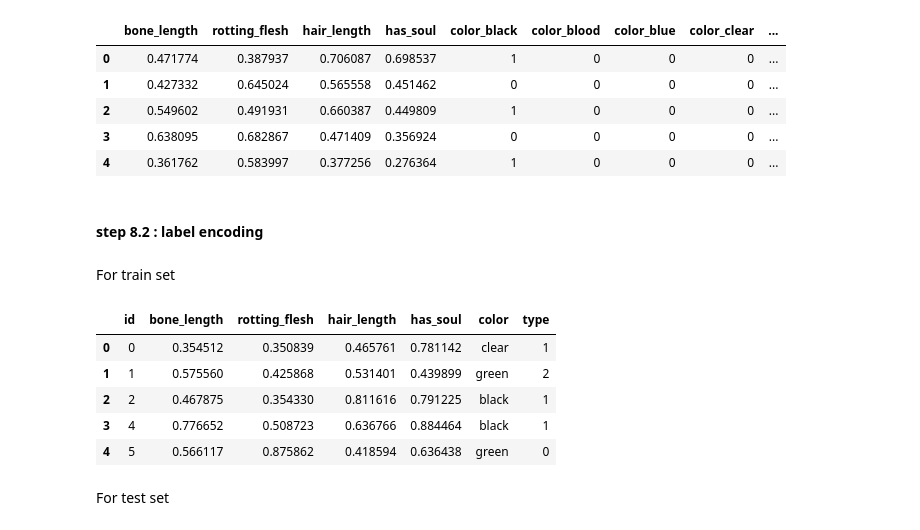
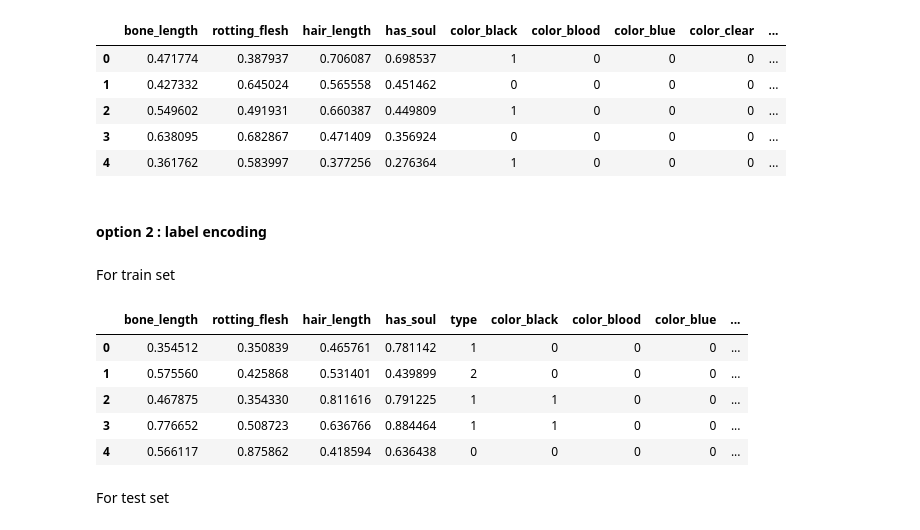
Before and after one commit to alvinwatner/ml-template, a Jupyter notebook: tasks/multiclass_classification/ML_Template_MC_GhoulsGoblinsAndGhostsBoo.ipynb, the cells around one changed output. Cells and saved outputs as stored; diff of their text form; code cells hidden in the pictures.

```diff
--- a/tasks/multiclass_classification/ML_Template_MC_GhoulsGoblinsAndGhostsBoo.ipynb
+++ b/tasks/multiclass_classification/ML_Template_MC_GhoulsGoblinsAndGhostsBoo.ipynb
@@ -218 +300,7 @@ test_data.drop(['id'], axis = 1, inplace = True)
+# %%
+# one-hot
+one_hot_features = ['color']
+
+# label
+label_features = ['type']
 # %% [markdown]
@@ -220,14 +308,17 @@ test_data.drop(['id'], axis = 1, inplace = True)
 # %% [markdown]
 for train set
 # %%
-# step 1 : perform one-hot encoding to the column/columns
-one_hot_color = pd.get_dummies(train_data['color'], prefix='color')
+for name in one_hot_features:
+  # step 1 : perform one-hot encoding
+  one_hot_encoded = pd.get_dummies(train_data[name], prefix=name)
 
-# step 2 : concat to the dataset
-train_data = pd.concat([train_data, one_hot_color], axis = 1)
+  # step 2 : concat to the dataset
+  train_data = pd.concat([train_data, one_hot_encoded], axis = 1)
 
-# step 3 : drop the original column/columns
-train_data.drop(['color'], axis = 1, inplace = True)
+  # step 3 : drop the original feature (before being transformed to one-hot)
+  train_data.drop([name], axis = 1, inplace = True)
+
+
 train_data.head()
 # %% [output]
 |  | bone_length | rotting_flesh | hair_length | has_soul | type | color_black | color_blood | color_blue | ... |
@@ -239,14 +330,17 @@ train_data.head()
 # %% [markdown]
 for test set
 # %%
-# step 1 : perform one-hot encoding to the column/columns
-one_hot_color = pd.get_dummies(test_data['color'], prefix='color')
+for name in one_hot_features:
+  # step 1 : perform one-hot encoding
+  one_hot_encoded = pd.get_dummies(test_data[name], prefix=name)
 
-# step 2 : concat to the dataset
-test_data = pd.concat([test_data, one_hot_color], axis = 1)
+  # step 2 : concat to the dataset
+  test_data = pd.concat([test_data, one_hot_encoded], axis = 1)
 
-# step 3 : drop the original column/columns
-test_data.drop(['color'], axis = 1, inplace = True)
+  # step 3 : drop the original feature (before being transformed to one-hot)
+  test_data.drop([name], axis = 1, inplace = True)
+
+
 test_data.head()
 # %% [output]
 |  | bone_length | rotting_flesh | hair_length | has_soul | color_black | color_blood | color_blue | color_clear | ... |
@@ -256,7 +350,7 @@ test_data.head()
 | 3 | 0.638095 | 0.682867 | 0.471409 | 0.356924 | 0 | 0 | 0 | 0 | ... |
 | 4 | 0.361762 | 0.583997 | 0.377256 | 0.276364 | 1 | 0 | 0 | 0 | ... |
 # %% [markdown]
-#### step 8.2 : label encoding
+#### option 2 : label encoding
 # %%
 from sklearn import preprocessing
 
@@ -264,14 +358,16 @@ label_encoder = preprocessing.LabelEncoder()
 # %% [markdown]
 For train set
 # %%
-train_data['type'] = label_encoder.fit_transform(train_data['type'])
+for name in label_features:
+  train_data[name] = label_encoder.fit_transform(train_data[name])
+
 train_data.head()
 # %% [output]
-|  | id | bone_length | rotting_flesh | hair_length | has_soul | color | type |
-| 0 | 0 | 0.354512 | 0.350839 | 0.465761 | 0.781142 | clear | 1 |
-| 1 | 1 | 0.575560 | 0.425868 | 0.531401 | 0.439899 | green | 2 |
-| 2 | 2 | 0.467875 | 0.354330 | 0.811616 | 0.791225 | black | 1 |
-| 3 | 4 | 0.776652 | 0.508723 | 0.636766 | 0.884464 | black | 1 |
-| 4 | 5 | 0.566117 | 0.875862 | 0.418594 | 0.636438 | green | 0 |
+|  | bone_length | rotting_flesh | hair_length | has_soul | type | color_black | color_blood | color_blue | ... |
+| 0 | 0.354512 | 0.350839 | 0.465761 | 0.781142 | 1 | 0 | 0 | 0 | ... |
+| 1 | 0.575560 | 0.425868 | 0.531401 | 0.439899 | 2 | 0 | 0 | 0 | ... |
+| 2 | 0.467875 | 0.354330 | 0.811616 | 0.791225 | 1 | 1 | 0 | 0 | ... |
+| 3 | 0.776652 | 0.508723 | 0.636766 | 0.884464 | 1 | 1 | 0 | 0 | ... |
+| 4 | 0.566117 | 0.875862 | 0.418594 | 0.636438 | 0 | 0 | 0 | 0 | ... |
 # %% [markdown]
 For test set
```
Also changed, not shown: parts of 114 cells of this notebook.
